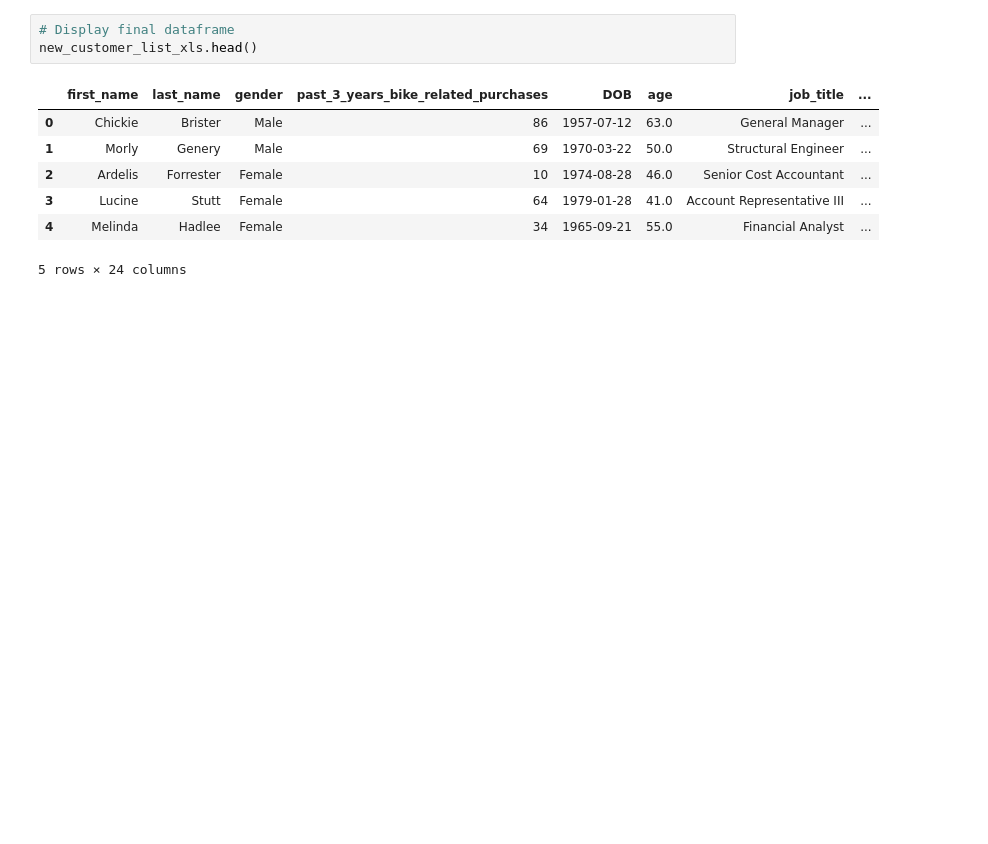
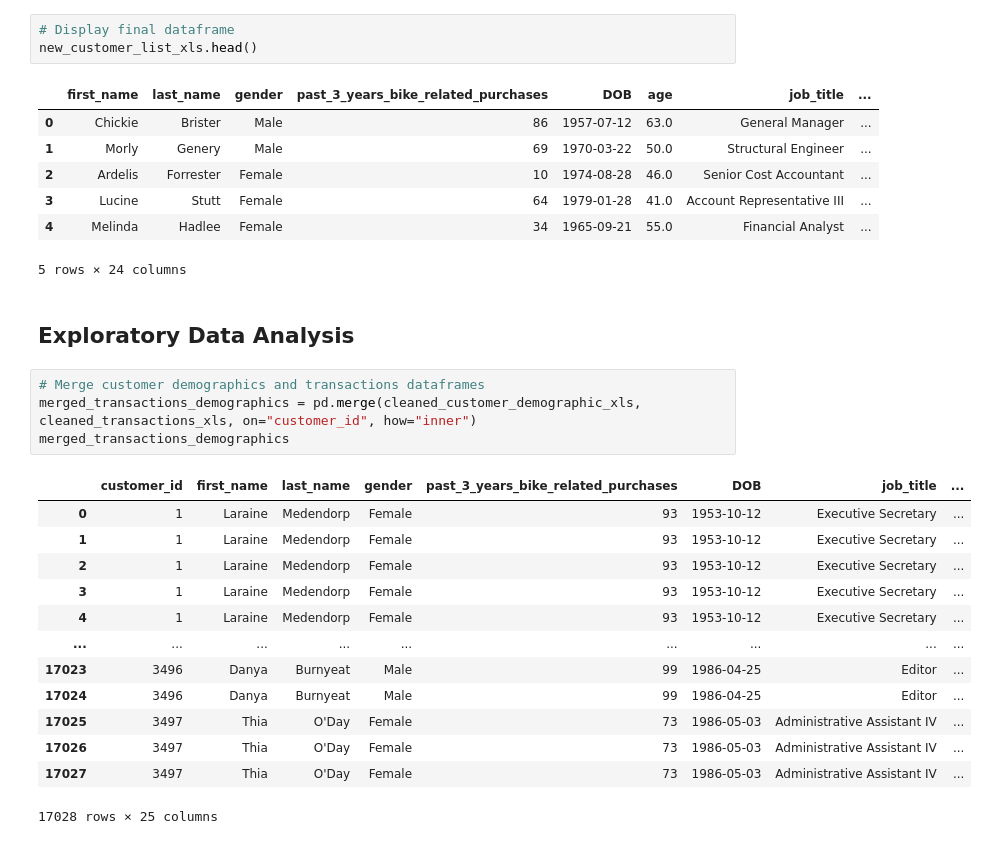
Before and after one commit to jeremychiaa/kpmg-virtual-internship, a Jupyter notebook: sprocket_script.ipynb, the cells around one changed output. Saved outputs shown, nothing was run; the diff lists cells and outputs as text; blank space fills up the shorter version.

Commit message:
data exploration planning

```diff
--- a/sprocket_script.ipynb
+++ b/sprocket_script.ipynb
@@ -265,3 +275,23 @@ new_customer_list_xls.head()
 | 3 | Lucine | Stutt | Female | 64 | 1979-01-28 | 41.0 | Account Representative III | ... |
 | 4 | Melinda | Hadlee | Female | 34 | 1965-09-21 | 55.0 | Financial Analyst | ... |
 5 rows × 24 columns
+# %% [markdown]
+## Exploratory Data Analysis
+# %%
+# Merge customer demographics and transactions dataframes
+merged_transactions_demographics = pd.merge(cleaned_customer_demographic_xls, cleaned_transactions_xls, on="customer_id", how="inner")
+merged_transactions_demographics
+# %% [output]
+|  | customer_id | first_name | last_name | gender | past_3_years_bike_related_purchases | DOB | job_title | ... |
+| 0 | 1 | Laraine | Medendorp | Female | 93 | 1953-10-12 | Executive Secretary | ... |
+| 1 | 1 | Laraine | Medendorp | Female | 93 | 1953-10-12 | Executive Secretary | ... |
+| 2 | 1 | Laraine | Medendorp | Female | 93 | 1953-10-12 | Executive Secretary | ... |
+| 3 | 1 | Laraine | Medendorp | Female | 93 | 1953-10-12 | Executive Secretary | ... |
+| 4 | 1 | Laraine | Medendorp | Female | 93 | 1953-10-12 | Executive Secretary | ... |
+| ... | ... | ... | ... | ... | ... | ... | ... | ... |
+| 17023 | 3496 | Danya | Burnyeat | Male | 99 | 1986-04-25 | Editor | ... |
+| 17024 | 3496 | Danya | Burnyeat | Male | 99 | 1986-04-25 | Editor | ... |
+| 17025 | 3497 | Thia | O'Day | Female | 73 | 1986-05-03 | Administrative Assistant IV | ... |
+| 17026 | 3497 | Thia | O'Day | Female | 73 | 1986-05-03 | Administrative Assistant IV | ... |
+| 17027 | 3497 | Thia | O'Day | Female | 73 | 1986-05-03 | Administrative Assistant IV | ... |
+17028 rows × 25 columns
```
Also changed, not shown: parts of 10 cells of this notebook.
